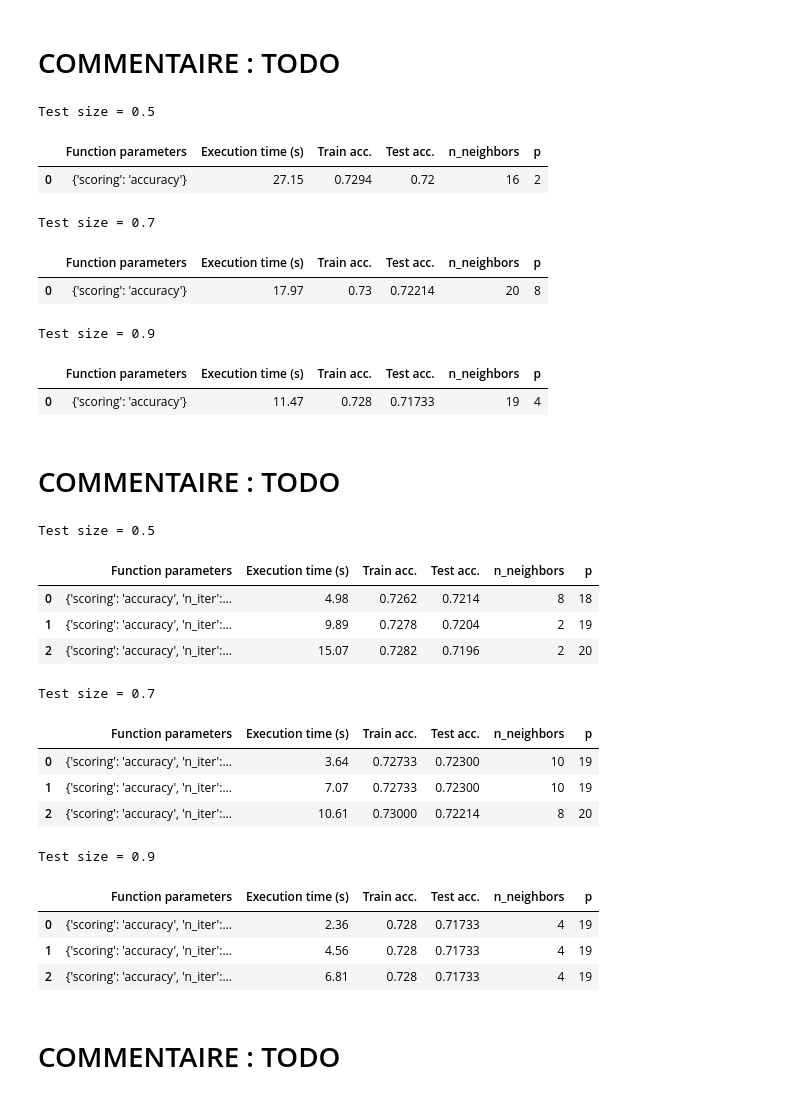
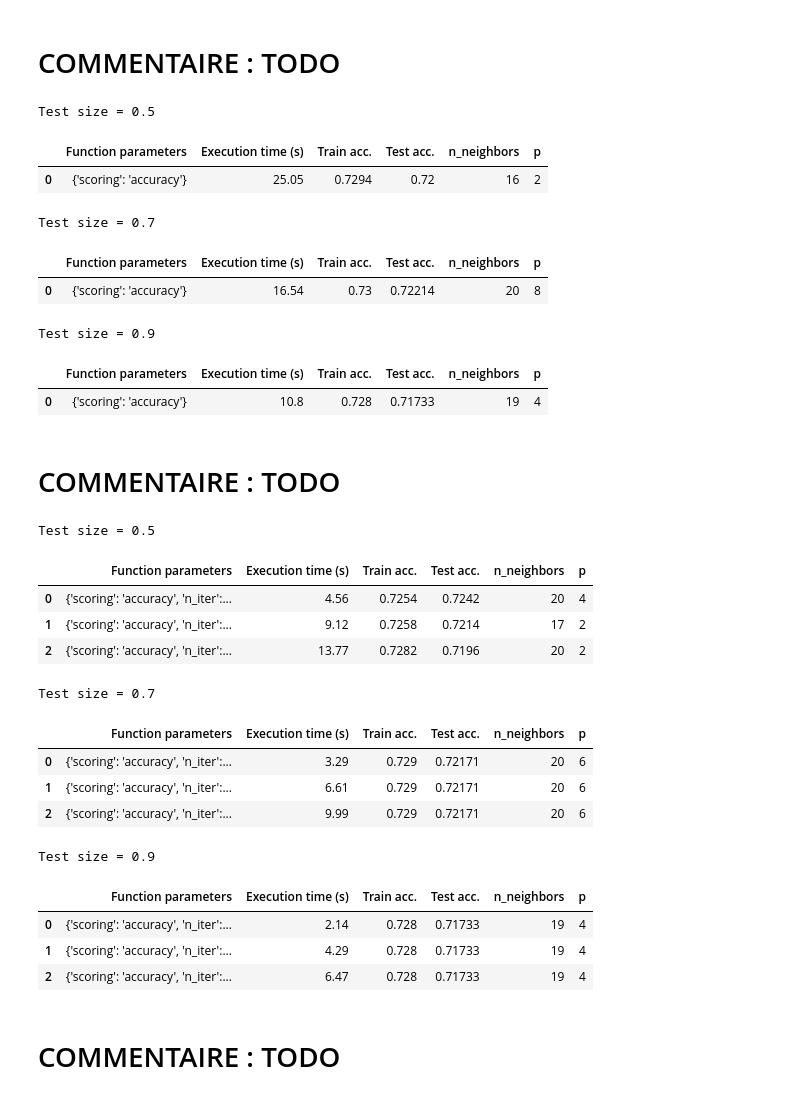
Before and after one commit to T-amairi/IFT870, a Jupyter notebook: TP3/tp3.ipynb, the cells around one changed output. Drawn from its saved outputs; the diff is of its cells as text; code cells hidden in the pictures.

```diff
--- a/TP3/tp3.ipynb
+++ b/TP3/tp3.ipynb
@@ -385,6 +386,7 @@ def benchmarkSkopt(class_model, XTrain, yTrain, XTest, yTest, f, f_para):
 # parameters
 space = [Integer(1, 20, name='n_neighbors'), Integer(1, 10, name='p')]
 grille_param = {'n_neighbors' : n_neighbors, 'p' : P}
+grille_dist = {'n_neighbors' : randint(1, 21), 'p' : randint(1, 11)}
 sample_percent = 30
 n_splitting = 5
 s_size = 5
@@ -414,7 +416,7 @@ res = benchmarkSklearn(class_model, XTrain, yTrain, XTest, yTest, GridSearchCV,
 perf.append(['GridSearchCV'] + res)
 
 # RandomizedSearchCV
-res = benchmarkSklearn(class_model, XTrain, yTrain, XTest, yTest, RandomizedSearchCV, {'param_distributions' : grille_param, 'scoring' : 'accuracy', 'n_iter' : 60, 'random_state' : 0})
+res = benchmarkSklearn(class_model, XTrain, yTrain, XTest, yTest, RandomizedSearchCV, {'param_distributions' : grille_dist, 'scoring' : 'accuracy', 'n_iter' : 60, 'random_state' : 0})
 perf.append(['RandomizedSearchCV'] + res)
 
 # HalvingGridSearchCV
@@ -589,35 +591,35 @@ getBenchmarkDf(class_model, X, y, GridSearchCV, testSize, benchmarkSklearn, benc
 # %% [output]
 Test size = 0.5
 |  | Function parameters | Execution time (s) | Train acc. | Test acc. | n_neighbors | p |
-| 0 | {'scoring': 'accuracy'} | 27.15 | 0.7294 | 0.72 | 16 | 2 |
+| 0 | {'scoring': 'accuracy'} | 25.05 | 0.7294 | 0.72 | 16 | 2 |
 Test size = 0.7
 |  | Function parameters | Execution time (s) | Train acc. | Test acc. | n_neighbors | p |
-| 0 | {'scoring': 'accuracy'} | 17.97 | 0.73 | 0.72214 | 20 | 8 |
+| 0 | {'scoring': 'accuracy'} | 16.54 | 0.73 | 0.72214 | 20 | 8 |
 Test size = 0.9
 |  | Function parameters | Execution time (s) | Train acc. | Test acc. | n_neighbors | p |
-| 0 | {'scoring': 'accuracy'} | 11.47 | 0.728 | 0.71733 | 19 | 4 |
+| 0 | {'scoring': 'accuracy'} | 10.8 | 0.728 | 0.71733 | 19 | 4 |
 # %% [markdown]
 # COMMENTAIRE : TODO
 # %%
 # RandomizedSearchCV
 benchmarkPara = {'scoring' : ['accuracy'], 'n_iter' : [40, 80, 120], 'random_state' : [0]}
-getBenchmarkDf(class_model, X, y, RandomizedSearchCV, testSize, benchmarkSklearn, benchmarkPara, 'param_distributions', grille_param)
+getBenchmarkDf(class_model, X, y, RandomizedSearchCV, testSize, benchmarkSklearn, benchmarkPara, 'param_distributions', grille_dist)
 # %% [output]
 Test size = 0.5
 |  | Function parameters | Execution time (s) | Train acc. | Test acc. | n_neighbors | p |
-| 0 | {'scoring': 'accuracy', 'n_iter':... | 4.98 | 0.7262 | 0.7214 | 8 | 18 |
-| 1 | {'scoring': 'accuracy', 'n_iter':... | 9.89 | 0.7278 | 0.7204 | 2 | 19 |
-| 2 | {'scoring': 'accuracy', 'n_iter':... | 15.07 | 0.7282 | 0.7196 | 2 | 20 |
+| 0 | {'scoring': 'accuracy', 'n_iter':... | 4.56 | 0.7254 | 0.7242 | 20 | 4 |
+| 1 | {'scoring': 'accuracy', 'n_iter':... | 9.12 | 0.7258 | 0.7214 | 17 | 2 |
+| 2 | {'scoring': 'accuracy', 'n_iter':... | 13.77 | 0.7282 | 0.7196 | 20 | 2 |
 Test size = 0.7
 |  | Function parameters | Execution time (s) | Train acc. | Test acc. | n_neighbors | p |
-| 0 | {'scoring': 'accuracy', 'n_iter':... | 3.64 | 0.72733 | 0.72300 | 10 | 19 |
-| 1 | {'scoring': 'accuracy', 'n_iter':... | 7.07 | 0.72733 | 0.72300 | 10 | 19 |
-| 2 | {'scoring': 'accuracy', 'n_iter':... | 10.61 | 0.73000 | 0.72214 | 8 | 20 |
+| 0 | {'scoring': 'accuracy', 'n_iter':... | 3.29 | 0.729 | 0.72171 | 20 | 6 |
+| 1 | {'scoring': 'accuracy', 'n_iter':... | 6.61 | 0.729 | 0.72171 | 20 | 6 |
+| 2 | {'scoring': 'accuracy', 'n_iter':... | 9.99 | 0.729 | 0.72171 | 20 | 6 |
 Test size = 0.9
 |  | Function parameters | Execution time (s) | Train acc. | Test acc. | n_neighbors | p |
-| 0 | {'scoring': 'accuracy', 'n_iter':... | 2.36 | 0.728 | 0.71733 | 4 | 19 |
-| 1 | {'scoring': 'accuracy', 'n_iter':... | 4.56 | 0.728 | 0.71733 | 4 | 19 |
-| 2 | {'scoring': 'accuracy', 'n_iter':... | 6.81 | 0.728 | 0.71733 | 4 | 19 |
+| 0 | {'scoring': 'accuracy', 'n_iter':... | 2.14 | 0.728 | 0.71733 | 19 | 4 |
+| 1 | {'scoring': 'accuracy', 'n_iter':... | 4.29 | 0.728 | 0.71733 | 19 | 4 |
+| 2 | {'scoring': 'accuracy', 'n_iter':... | 6.47 | 0.728 | 0.71733 | 19 | 4 |
 # %% [markdown]
 # COMMENTAIRE : TODO
 # %%
```
Also changed, not shown: parts of 8 cells of this notebook.
